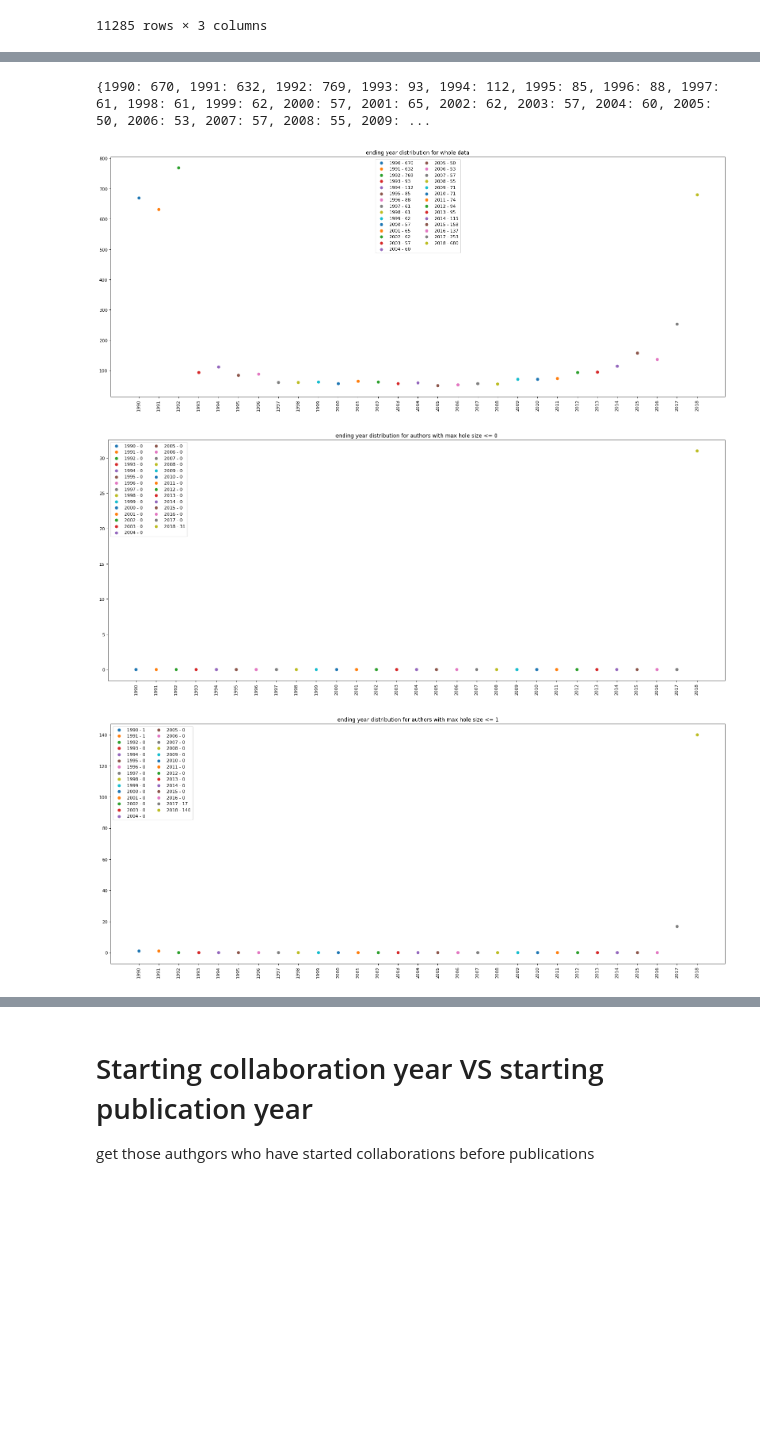
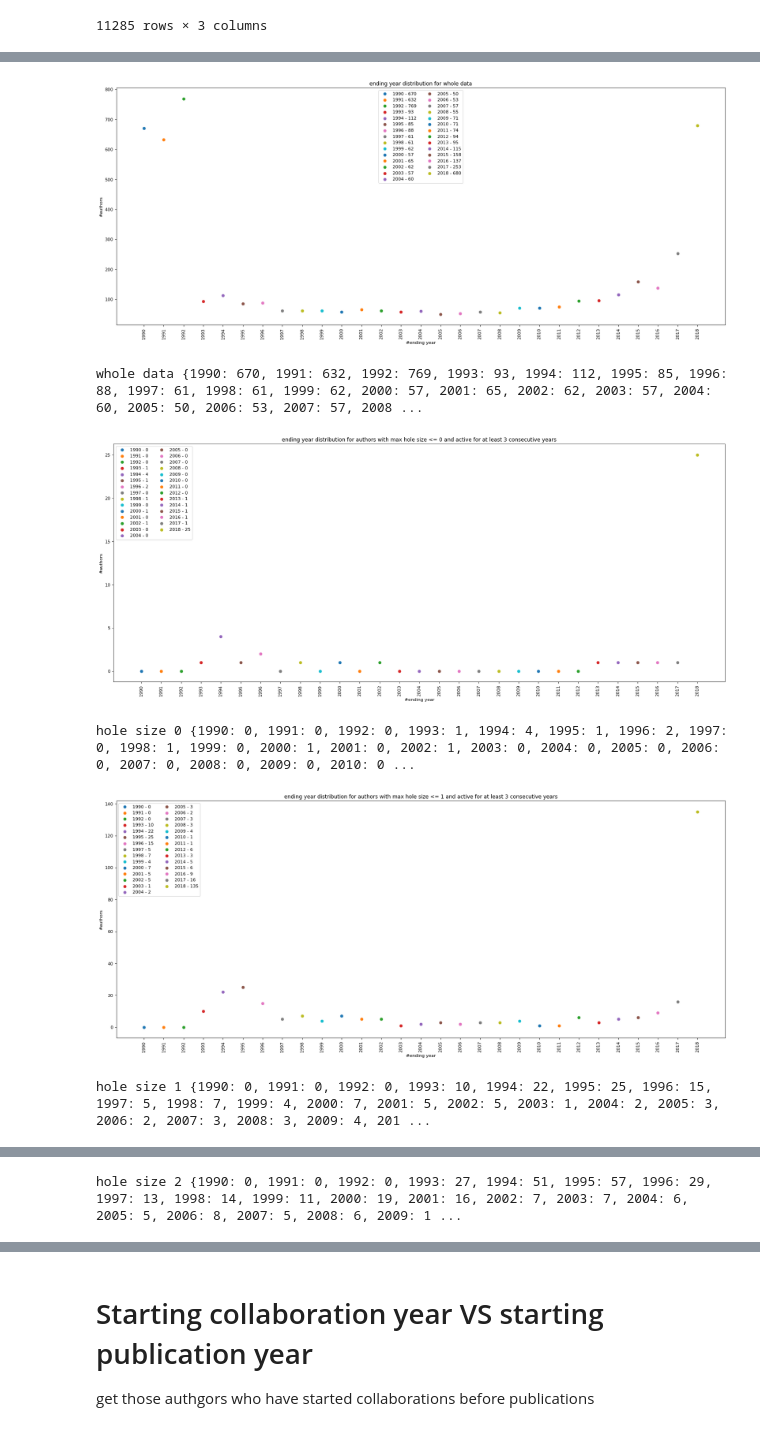
Before and after one commit to LeonardoSer/INRIA_Internship, a Jupyter notebook: 00_quick_references/tmp.ipynb, the cells around one changed output, grey strips where cells are left out. Saved outputs shown, nothing was run; the diff lists cells and outputs as text; code cells hidden in the pictures; blank space fills up the shorter version.

```diff
--- a/00_quick_references/tmp.ipynb
+++ b/00_quick_references/tmp.ipynb
@@ -118,44 +100,54 @@ names_df
 YEARS = get_int_years_event()
 plt.figure(figsize=(25, 10), dpi=80)
 plt.title("ending year distribution for whole data")
+plt.ylabel("#authors")
+plt.xlabel("#ending year")
 
-data = get_starting_and_ending_years()
+data = get_all_collabs()
 data = data[data.start_year.isin([1990, 1991, 1992])]
 dist = {}
 
 for y in YEARS:
     dist[y] = len(data[data["end_year"] == y])
     plt.scatter(y, dist[y], label=str(y)+' - '+str(dist[y]))
 
-print(dist)
 plt.xticks(rotation='vertical')
 plt.legend(loc='upper center', ncol=2)
 plt.xticks(YEARS)
 plt.show()
-
+print("whole data", dist)
 
 # same for hole size 1-2-3
-df =  get_starting_and_ending_years()
+df =  get_all_collabs()
 df["max_hole_size"] = get_all_collabs()["max_hole_size"]
+df["activity"] = get_all_collabs()["activity"]
+
 df = df[df.start_year.isin([1990, 1991, 1992])] # take all authors that started in the given years
 
+activity = 3
 for hs in [0,1,2,3]:
     plt.figure(figsize=(25, 10), dpi=80)
-    plt.title("ending year distribution for authors with max hole size <= " + str(hs))
+    plt.title("ending year distribution for authors with max hole size <= " + str(hs) + " and active for at least " + str(activity) + " consecutive years" )
+    plt.ylabel("#authors")
+    plt.xlabel("#ending year")
     data = df[df["max_hole_size"] <= hs] # filter data by hole size
+    data = data[data["activity"] >= activity] # filter data by hole size
 
     # compute the distribution
     dist = {}
     for y in YEARS:
         dist[y] = len(data[data["end_year"] == y])
         plt.scatter(y, dist[y], label=str(y)+' - '+str(dist[y]))
 
     plt.xticks(rotation='vertical')
     plt.xticks(YEARS)
     plt.legend(ncol=2)
     plt.show()
+    print("hole size", hs, dist)
 # %% [output]
+[figure, new version]
-{1990: 670, 1991: 632, 1992: 769, 1993: 93, 1994: 112, 1995: 85, 1996: 88, 1997: 61, 1998: 61, 1999: 62, 2000: 57, 2001: 65, 2002: 62, 2003: 57, 2004: 60, 2005: 50, 2006: 53, 2007: 57, 2008: 55, 2009: ...
+whole data {1990: 670, 1991: 632, 1992: 769, 1993: 93, 1994: 112, 1995: 85, 1996: 88, 1997: 61, 1998: 61, 1999: 62, 2000: 57, 2001: 65, 2002: 62, 2003: 57, 2004: 60, 2005: 50, 2006: 53, 2007: 57, 2008 ...
-[figure, old version]
-[figure, old version]
+[figure, new version]
+hole size 0 {1990: 0, 1991: 0, 1992: 0, 1993: 1, 1994: 4, 1995: 1, 1996: 2, 1997: 0, 1998: 1, 1999: 0, 2000: 1, 2001: 0, 2002: 1, 2003: 0, 2004: 0, 2005: 0, 2006: 0, 2007: 0, 2008: 0, 2009: 0, 2010: 0 ...
-[figure, old version]
+[figure, new version]
+hole size 1 {1990: 0, 1991: 0, 1992: 0, 1993: 10, 1994: 22, 1995: 25, 1996: 15, 1997: 5, 1998: 7, 1999: 4, 2000: 7, 2001: 5, 2002: 5, 2003: 1, 2004: 2, 2005: 3, 2006: 2, 2007: 3, 2008: 3, 2009: 4, 201 ...
@@ -162,0 +155 @@ for hs in [0,1,2,3]:
+hole size 2 {1990: 0, 1991: 0, 1992: 0, 1993: 27, 1994: 51, 1995: 57, 1996: 29, 1997: 13, 1998: 14, 1999: 11, 2000: 19, 2001: 16, 2002: 7, 2003: 7, 2004: 6, 2005: 5, 2006: 8, 2007: 5, 2008: 6, 2009: 1 ...
```
Also changed, not shown: parts of 22 cells of this notebook, 27 other files.
